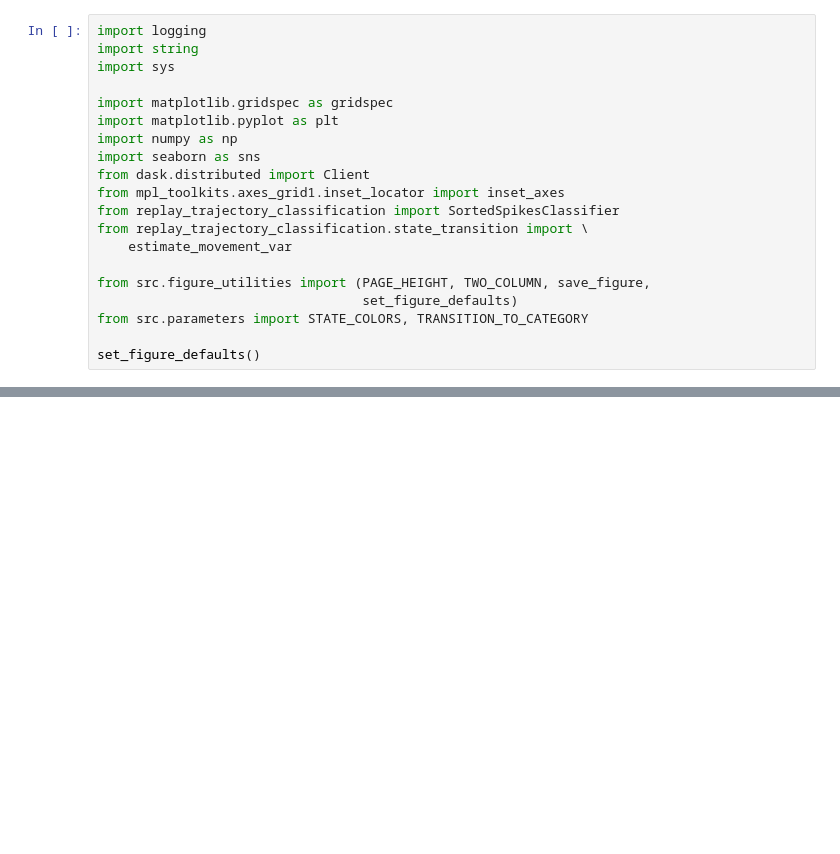
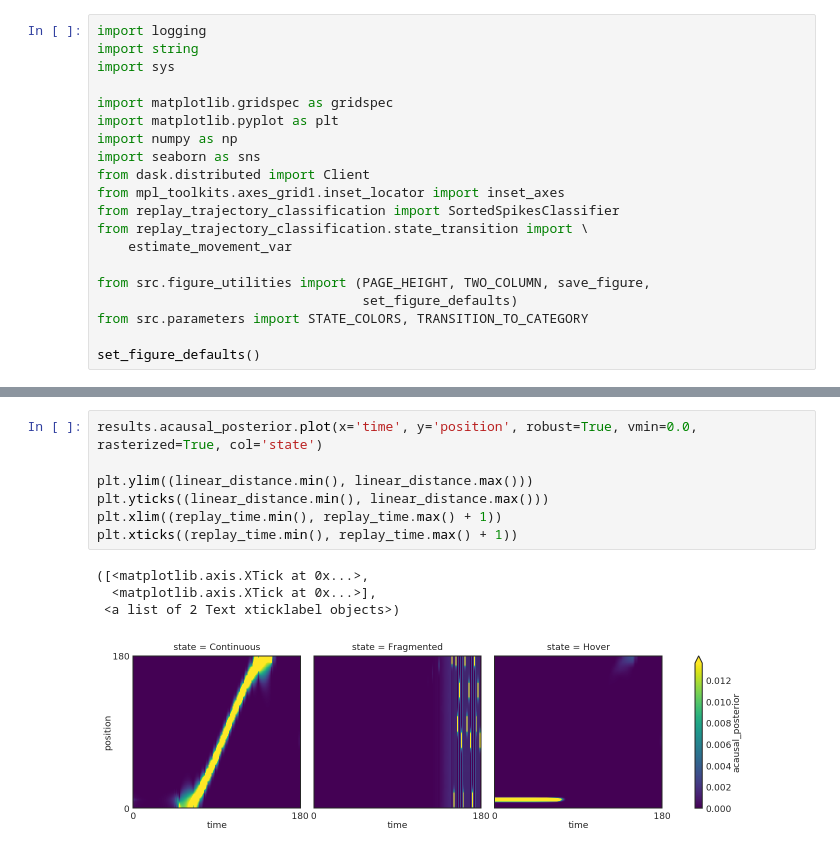
Before and after one commit to Eden-Kramer-Lab/replay_trajectory_paper, a Jupyter notebook: notebooks/Figure1.ipynb, the cells around one changed output, grey strips where cells are left out. Cells and saved outputs as stored; diff of their text form; blank space fills up the shorter version.

```diff
--- a/notebooks/Figure1.ipynb
+++ b/notebooks/Figure1.ipynb
@@ -102,0 +149,12 @@ Text(-0.25, 1.0, 'b')
+# %%
+results.acausal_posterior.plot(x='time', y='position', robust=True, vmin=0.0, rasterized=True, col='state')
+
+plt.ylim((linear_distance.min(), linear_distance.max()))
+plt.yticks((linear_distance.min(), linear_distance.max()))
+plt.xlim((replay_time.min(), replay_time.max() + 1))
+plt.xticks((replay_time.min(), replay_time.max() + 1))
+# %% [output]
+([<matplotlib.axis.XTick at 0x...>,
+  <matplotlib.axis.XTick at 0x...>],
+ <a list of 2 Text xticklabel objects>)
+[figure, added]
```
Also changed, not shown: parts of 9 cells of this notebook.
